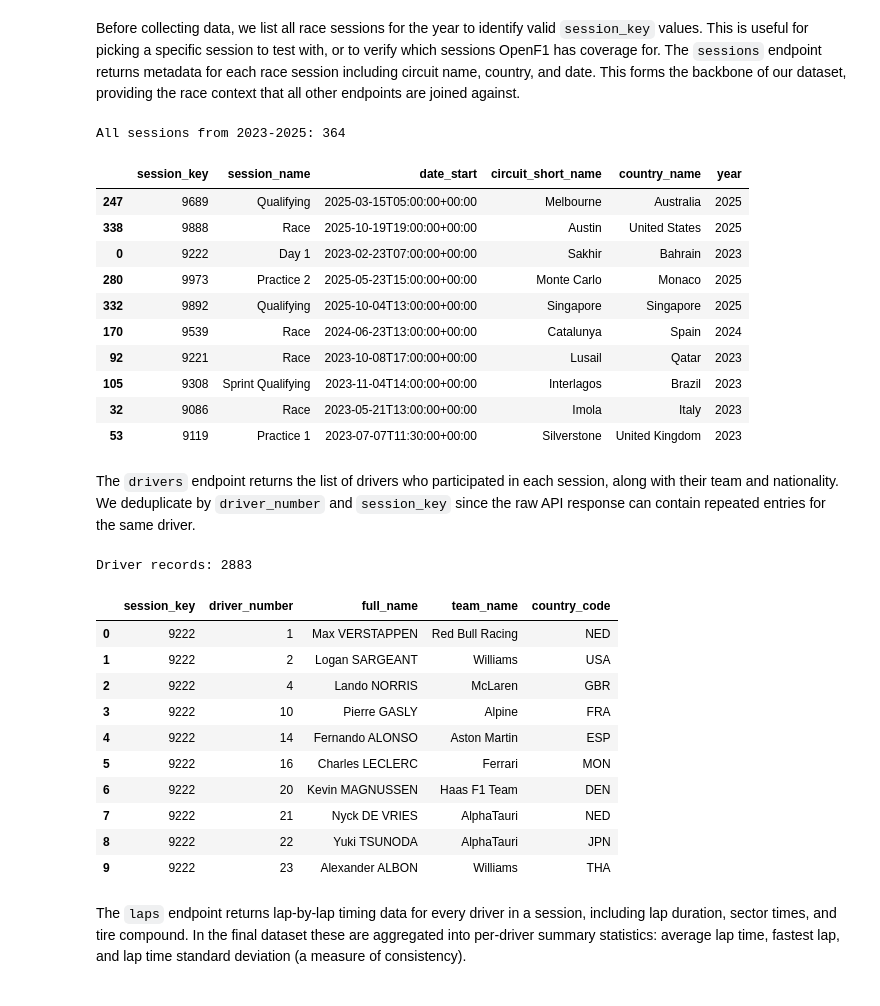
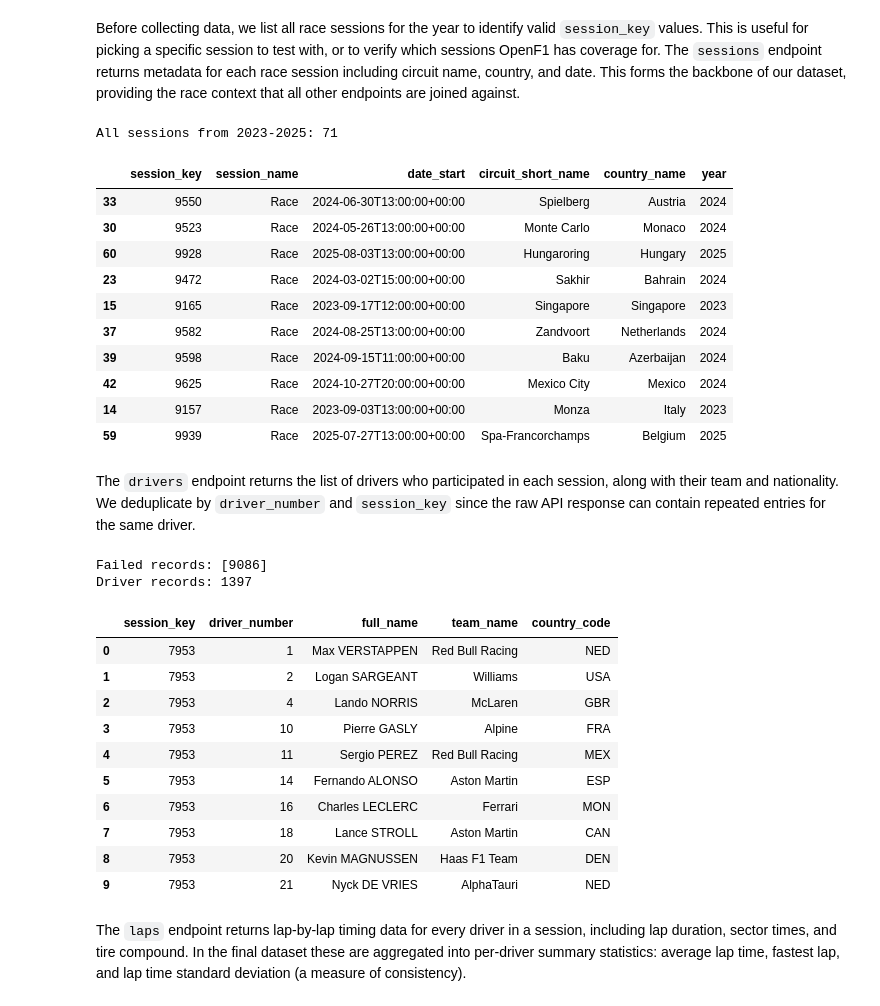
Before and after one commit to minhmgnvo/dsci511-group-assignment, a Jupyter notebook: project/final.ipynb, the cells around one changed output. Cells and saved outputs as stored; diff of their text form; code cells hidden in the pictures.

```diff
--- a/project/final.ipynb
+++ b/project/final.ipynb
@@ -53,41 +53,40 @@ import pandas as pd
 import time
 
 BASE_URL = "https://api.openf1.org/v1"
-YEAR = 2023
-SESSION_KEY = None  # Set to None to collect all 2023 races
-
-session_params = {"session_key": SESSION_KEY} if SESSION_KEY else {"year": YEAR}
+YEARS = [2023, 2024, 2025]
+SESSION_TYPE = "Race"
 # %% [markdown]
 Before collecting data, we list all race sessions for the year to identify valid `session_key` values. This is useful for picking a specific session to test with, or to verify which sessions OpenF1 has coverage for.
 The `sessions` endpoint returns metadata for each race session including circuit name, country, and date. This forms the backbone of our dataset, providing the race context that all other endpoints are joined against.
 # %%
 all_sessions = []
-for year in [2023, 2024, 2025]:
-    r = requests.get("https://api.openf1.org/v1/sessions", params={"year": year})
+for year in YEARS:
+    r = requests.get("https://api.openf1.org/v1/sessions", params={"year": year, "session_name": SESSION_TYPE})
     all_sessions.extend(r.json())
 
 df_sessions = pd.DataFrame(all_sessions)
 session_keys = df_sessions["session_key"].tolist()
 
 print(f"All sessions from 2023-2025: {len(df_sessions)}")
 df_sessions[["session_key", "session_name", "date_start", "circuit_short_name", "country_name", "year"]].sample(10)
 # %% [output]
-All sessions from 2023-2025: 364
+All sessions from 2023-2025: 71
 |  | session_key | session_name | date_start | circuit_short_name | country_name | year |
-| 247 | 9689 | Qualifying | 2025-03-15T05:00:00+00:00 | Melbourne | Australia | 2025 |
-| 338 | 9888 | Race | 2025-10-19T19:00:00+00:00 | Austin | United States | 2025 |
-| 0 | 9222 | Day 1 | 2023-02-23T07:00:00+00:00 | Sakhir | Bahrain | 2023 |
-| 280 | 9973 | Practice 2 | 2025-05-23T15:00:00+00:00 | Monte Carlo | Monaco | 2025 |
-| 332 | 9892 | Qualifying | 2025-10-04T13:00:00+00:00 | Singapore | Singapore | 2025 |
-| 170 | 9539 | Race | 2024-06-23T13:00:00+00:00 | Catalunya | Spain | 2024 |
-| 92 | 9221 | Race | 2023-10-08T17:00:00+00:00 | Lusail | Qatar | 2023 |
-| 105 | 9308 | Sprint Qualifying | 2023-11-04T14:00:00+00:00 | Interlagos | Brazil | 2023 |
-| 32 | 9086 | Race | 2023-05-21T13:00:00+00:00 | Imola | Italy | 2023 |
-| 53 | 9119 | Practice 1 | 2023-07-07T11:30:00+00:00 | Silverstone | United Kingdom | 2023 |
+| 33 | 9550 | Race | 2024-06-30T13:00:00+00:00 | Spielberg | Austria | 2024 |
+| 30 | 9523 | Race | 2024-05-26T13:00:00+00:00 | Monte Carlo | Monaco | 2024 |
+| 60 | 9928 | Race | 2025-08-03T13:00:00+00:00 | Hungaroring | Hungary | 2025 |
+| 23 | 9472 | Race | 2024-03-02T15:00:00+00:00 | Sakhir | Bahrain | 2024 |
+| 15 | 9165 | Race | 2023-09-17T12:00:00+00:00 | Singapore | Singapore | 2023 |
+| 37 | 9582 | Race | 2024-08-25T13:00:00+00:00 | Zandvoort | Netherlands | 2024 |
+| 39 | 9598 | Race | 2024-09-15T11:00:00+00:00 | Baku | Azerbaijan | 2024 |
+| 42 | 9625 | Race | 2024-10-27T20:00:00+00:00 | Mexico City | Mexico | 2024 |
+| 14 | 9157 | Race | 2023-09-03T13:00:00+00:00 | Monza | Italy | 2023 |
+| 59 | 9939 | Race | 2025-07-27T13:00:00+00:00 | Spa-Francorchamps | Belgium | 2025 |
 # %% [markdown]
 The `drivers` endpoint returns the list of drivers who participated in each session, along with their team and nationality. We deduplicate by `driver_number` and `session_key` since the raw API response can contain repeated entries for the same driver.
 # %%
 all_drivers = []
+drivers_failed = []
 for session_key in df_sessions["session_key"]:
     response = requests.get(
         f"{BASE_URL}/drivers",
@@ -96,23 +95,27 @@ for session_key in df_sessions["session_key"]:
     data = response.json()
     if isinstance(data, list):
         all_drivers.extend(data)
+    else:
+        drivers_failed.append(session_key)
+    time.sleep(2)
 
-
+print(f"\nFailed records: {drivers_failed}")
+print(f"Driver records: {len(all_drivers)}")
 df_drivers = pd.DataFrame(all_drivers).drop_duplicates(subset=["driver_number", "session_key"])
-print(f"Driver records: {len(df_drivers)}")
 df_drivers[["session_key", "driver_number", "full_name", "team_name", "country_code"]].head(10)
 # %% [output]
-Driver records: 2883
+Failed records: [9086]
+Driver records: 1397
 |  | session_key | driver_number | full_name | team_name | country_code |
-| 0 | 9222 | 1 | Max VERSTAPPEN | Red Bull Racing | NED |
-| 1 | 9222 | 2 | Logan SARGEANT | Williams | USA |
-| 2 | 9222 | 4 | Lando NORRIS | McLaren | GBR |
-| 3 | 9222 | 10 | Pierre GASLY | Alpine | FRA |
-| 4 | 9222 | 14 | Fernando ALONSO | Aston Martin | ESP |
-| 5 | 9222 | 16 | Charles LECLERC | Ferrari | MON |
-| 6 | 9222 | 20 | Kevin MAGNUSSEN | Haas F1 Team | DEN |
-| 7 | 9222 | 21 | Nyck DE VRIES | AlphaTauri | NED |
-| 8 | 9222 | 22 | Yuki TSUNODA | AlphaTauri | JPN |
-| 9 | 9222 | 23 | Alexander ALBON | Williams | THA |
+| 0 | 7953 | 1 | Max VERSTAPPEN | Red Bull Racing | NED |
+| 1 | 7953 | 2 | Logan SARGEANT | Williams | USA |
+| 2 | 7953 | 4 | Lando NORRIS | McLaren | GBR |
+| 3 | 7953 | 10 | Pierre GASLY | Alpine | FRA |
+| 4 | 7953 | 11 | Sergio PEREZ | Red Bull Racing | MEX |
+| 5 | 7953 | 14 | Fernando ALONSO | Aston Martin | ESP |
+| 6 | 7953 | 16 | Charles LECLERC | Ferrari | MON |
+| 7 | 7953 | 18 | Lance STROLL | Aston Martin | CAN |
+| 8 | 7953 | 20 | Kevin MAGNUSSEN | Haas F1 Team | DEN |
+| 9 | 7953 | 21 | Nyck DE VRIES | AlphaTauri | NED |
 # %% [markdown]
 The `laps` endpoint returns lap-by-lap timing data for every driver in a session, including lap duration, sector times, and tire compound. In the final dataset these are aggregated into per-driver summary statistics: average lap time, fastest lap, and lap time standard deviation (a measure of consistency).
```
Also changed, not shown: parts of 15 cells of this notebook, 2 other files.
